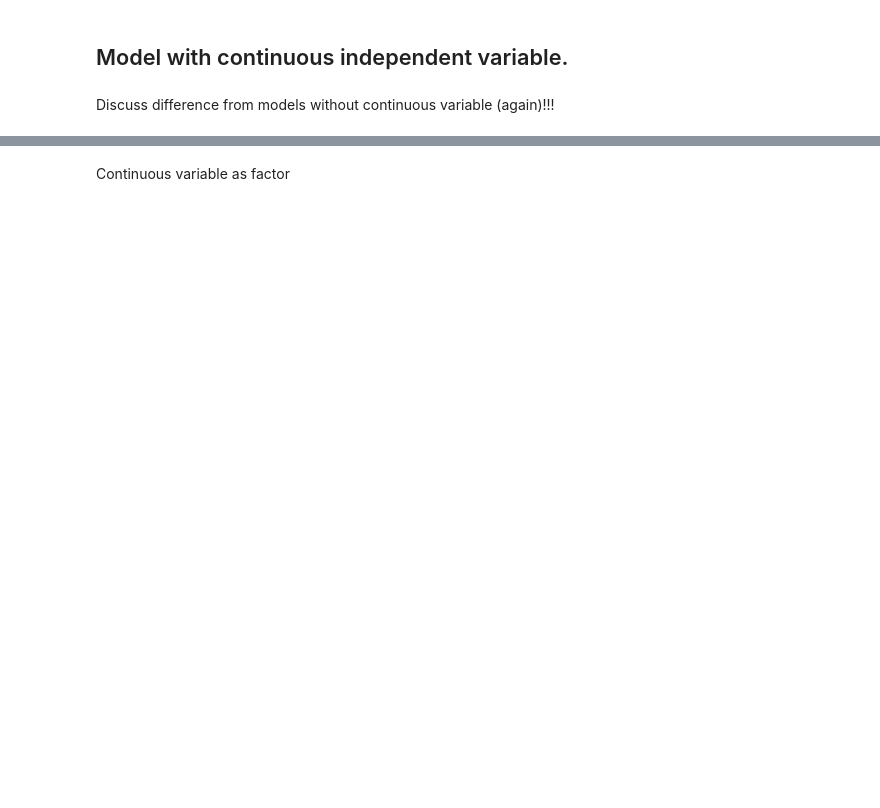
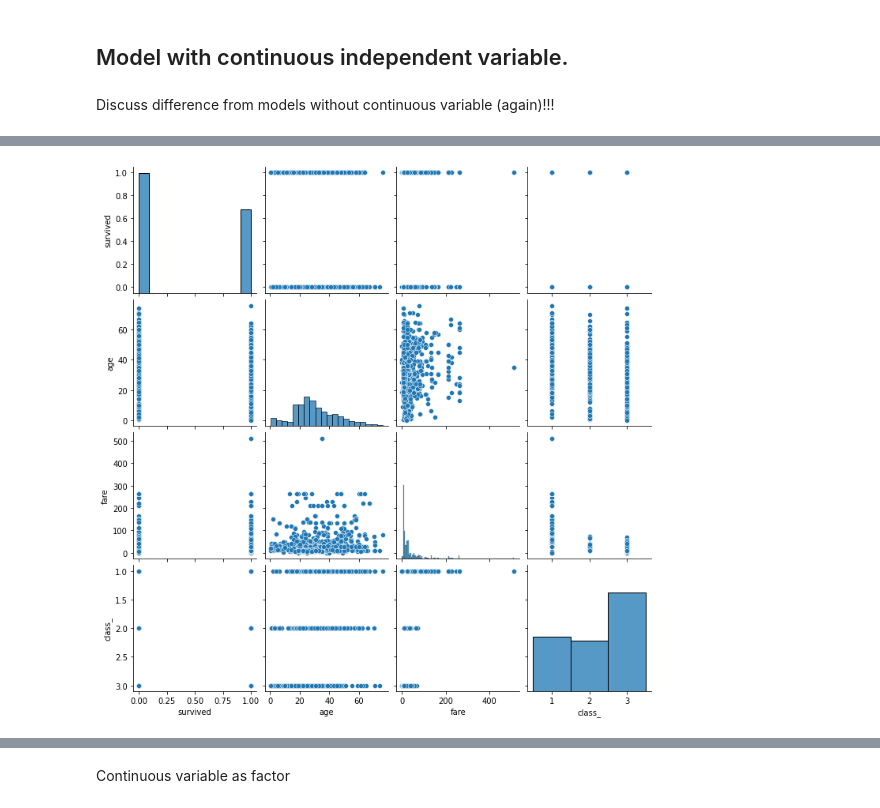
Before and after one commit to Many98/GLM_R2Py, a Jupyter notebook: Python/01ZLMA_ex07_Binary_Data_1.ipynb, the cells around one changed output, grey strips where cells are left out. Cells and saved outputs as stored; diff of their text form; code cells hidden in the pictures; blank space fills up the shorter version.

```diff
--- a/Python/01ZLMA_ex07_Binary_Data_1.ipynb
+++ b/Python/01ZLMA_ex07_Binary_Data_1.ipynb
@@ -518,0 +792,25 @@ ggplot(data_con, aes(x=class, y=fare, fill = survived)) +
+# %%
+
+data_con = titanic_train >> \
+                select(titanic_train.survived, titanic_train.sex, titanic_train.embarked, titanic_train.fare,
+                      titanic_train.pclass, titanic_train.age)
+
+data_con = data_con.apply(lambda x: x.astype('category') if str(x.dtype) in ('object', 'str') else x)
+
+print(data_con.describe(include='all'))
+print(data_con.info())
+
+
+data_con = data_con >> \
+            filter_by(data_con.embarked.isin(('C', 'S', 'Q')) )  >> \
+            transmute(survived = data_con.survived.astype('float'), # cast to float beacause of statsmodels requirements
+                      age = data_con.age,
+                      fare = data_con.fare,
+                      class_ = data_con.pclass.astype('category'),
+                      sex = data_con.sex.astype('category'),
+                      embarked = data_con.embarked.astype('category'))
+
+data_con = data_con.dropna(axis=0, how='any')
+
+print(data_con.describe(include='all'))
+data_con.info()
@@ -518,0 +835,10 @@ ggplot(data_con, aes(x=class, y=fare, fill = survived)) +
+# %%
+g = sns.pairplot(data=data_con, vars=['survived', 'age','fare','class_'])
+#g.map_diag(sns.histplot)
+#g.map_lower(sns.histplot)
+#g.map_upper(sns.boxplot)
+
+# TODO It needs define own functionality based on PairGrid which will distinguish categorical vs categorical
+# categorical vs quantitative and quantitaive vs quantitative variables
+# %% [output]
+[figure, added]
```
Also changed, not shown: parts of 78 cells of this notebook, 4 other files.
